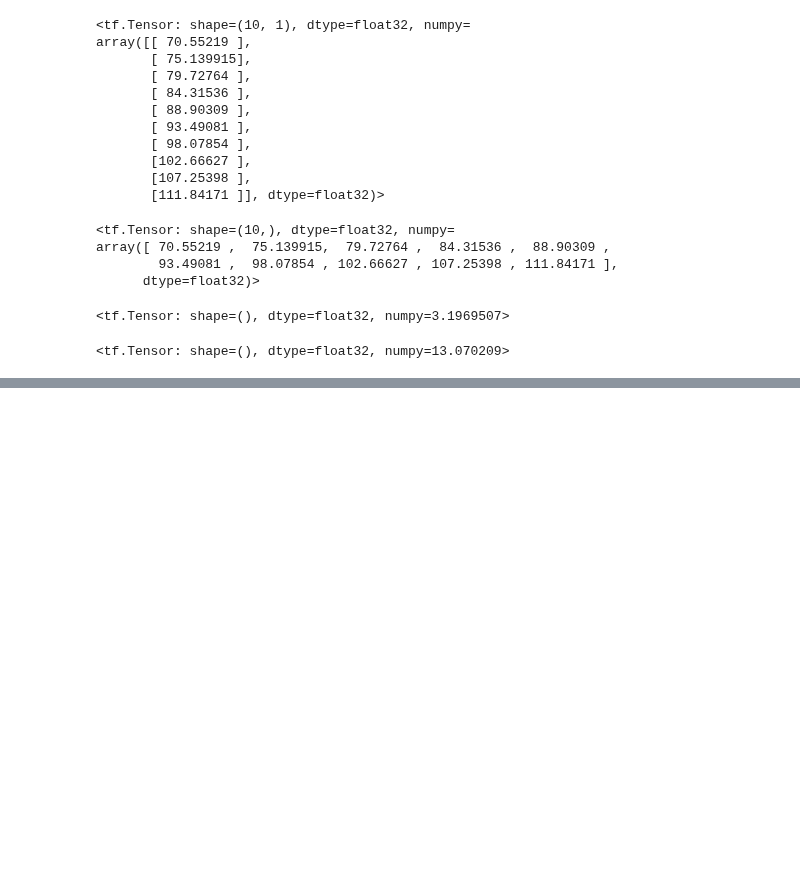
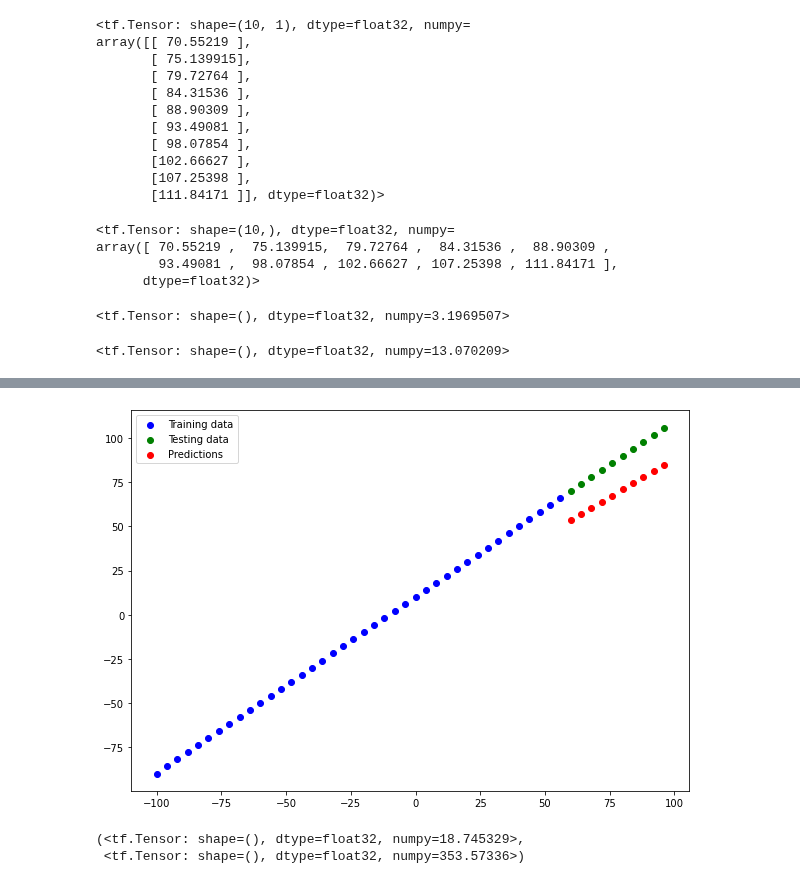
Before and after one commit to Janadhi14/tensorflow-test, a Jupyter notebook: NeuralNetworkRegression.ipynb, the cells around one changed output, grey strips where cells are left out. Drawn from its saved outputs; the diff is of its cells as text; code cells hidden in the pictures; blank space fills up the shorter version.

Commit message:
made model 1

```diff
--- a/NeuralNetworkRegression.ipynb
+++ b/NeuralNetworkRegression.ipynb
@@ -541,0 +558,12 @@ def mse(y_true,y_pred):
+# %%
+#model1
+tf.random.set_seed(42)
+
+model_1 = tf.keras.Sequential([
+     tf.keras.layers.Dense(1)
+])
+
+model_1.compile(loss =tf.keras.losses.mae,
+                optimizer = tf.keras.optimizers.SGD(),
+                metrics = "mae")
+with tf.device('/cpu:0'): model_1.fit(tf.expand_dims(X_train, axis=-1), y_train, epochs=100)
@@ -541,0 +606,6 @@ def mse(y_true,y_pred):
+# %%
+# now lets visualise the data and then
+# first make a prediction
+y_preds_1 = model_1.predict(X_test) # here we are making a prediction with the test data for X
+plot_predictions(predictions = y_preds_1)
+# %% [output]
@@ -541,0 +614,10 @@ def mse(y_true,y_pred):
+[figure, added]
+# %%
+# now lets calculate the mae and mse values
+mae_1 = mae(y_test, y_preds_1)
+mse_1 = mse(y_test, y_preds_1)
+mae_1,mse_1
+# automatically squeezed (defined in the helper function)
+# %% [output]
+(<tf.Tensor: shape=(), dtype=float32, numpy=18.745329>,
+ <tf.Tensor: shape=(), dtype=float32, numpy=353.57336>)
```
Also changed, not shown: parts of 15 cells of this notebook.
